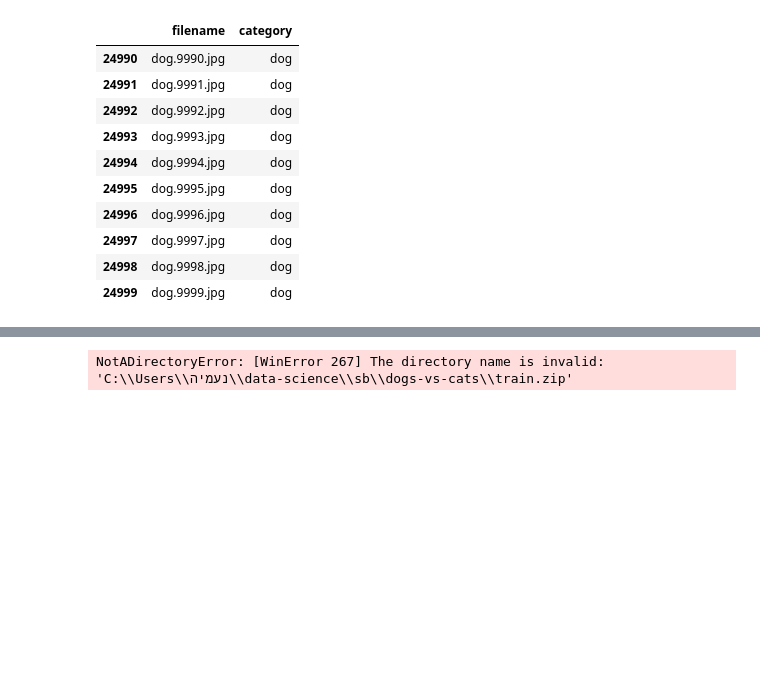
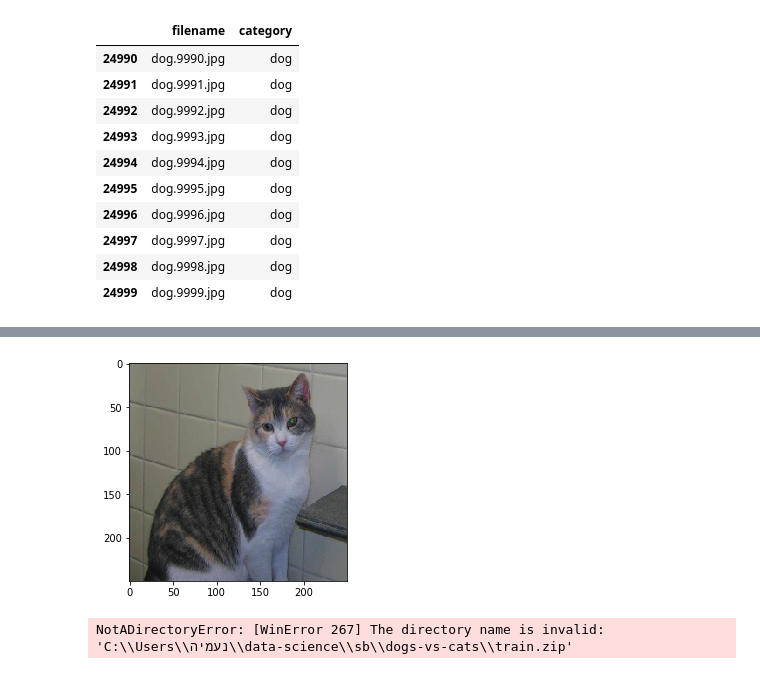
Before and after one commit to noamya-sh/Final-project-SemesterB, a Jupyter notebook: Dogs Vs Cats.ipynb, the cells around one changed output, grey strips where cells are left out. Saved outputs shown, nothing was run; the diff lists cells and outputs as text; code cells hidden in the pictures; blank space fills up the shorter version.

Commit message:
resize+show after resize

```diff
--- a/Dogs Vs Cats.ipynb
+++ b/Dogs Vs Cats.ipynb
@@ -71,7 +71,8 @@ plt.imshow(plt.imread(image))
 # %%
-dim = (96, 96)
+dim = (250, 250)
 def resize_image(path):
     image = cv2.imread(path, cv2.IMREAD_UNCHANGED)
+    image=cv2.cvtColor(image, cv2.COLOR_BGR2RGB)
     return cv2.resize(image, dim, interpolation = cv2.INTER_CUBIC)
 # %%
 resize_image(image).shape
@@ -84,3 +81,11 @@ for i in df['filename']:
+# %%
+from matplotlib import pyplot as plt
+
+data=resize_image(example)
+plt.imshow(data, interpolation='nearest')
+plt.show()
+# %% [output]
+[figure, added]
 # %%
 local_zip = r'C:\Users\נעמיה\data-science\sb\dogs-vs-cats\train.zip'
 
```
Also changed, not shown: parts of 4 cells of this notebook.
